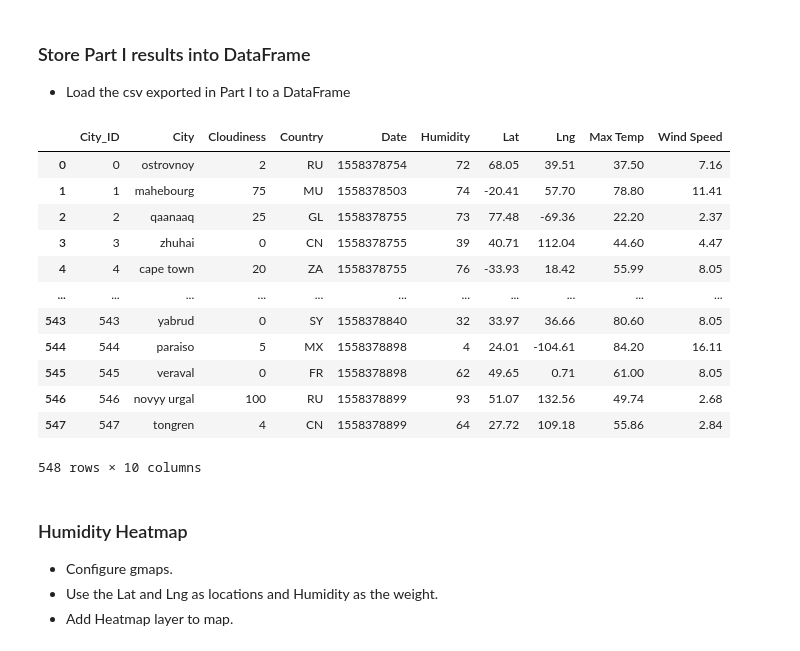
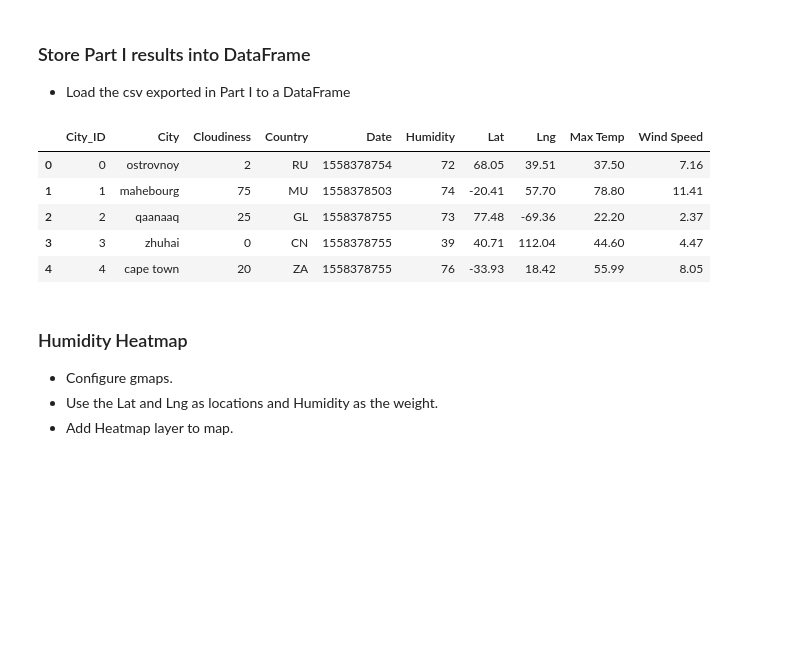
Before and after one commit to JohnGlendening/Python_API-Challenge, a Jupyter notebook: VacationPy/VacationPy.ipynb, the cells around one changed output. Saved outputs shown, nothing was run; the diff lists cells and outputs as text; code cells hidden in the pictures; blank space fills up the shorter version.

```diff
--- a/VacationPy/VacationPy.ipynb
+++ b/VacationPy/VacationPy.ipynb
@@ -22,22 +22,15 @@ from api_keys import g_key
 ### Store Part I results into DataFrame
 * Load the csv exported in Part I to a DataFrame
 # %%
-cities_df = pd.read_csv('../output_data/cities.csv', index_col = False)
-cities_df
+cities_df = pd.read_csv('../output_data/cities.csv')
+cities_df.head()
 # %% [output]
 |  | City_ID | City | Cloudiness | Country | Date | Humidity | Lat | Lng | Max Temp | Wind Speed |
 | 0 | 0 | ostrovnoy | 2 | RU | 1558378754 | 72 | 68.05 | 39.51 | 37.50 | 7.16 |
 | 1 | 1 | mahebourg | 75 | MU | 1558378503 | 74 | -20.41 | 57.70 | 78.80 | 11.41 |
 | 2 | 2 | qaanaaq | 25 | GL | 1558378755 | 73 | 77.48 | -69.36 | 22.20 | 2.37 |
 | 3 | 3 | zhuhai | 0 | CN | 1558378755 | 39 | 40.71 | 112.04 | 44.60 | 4.47 |
 | 4 | 4 | cape town | 20 | ZA | 1558378755 | 76 | -33.93 | 18.42 | 55.99 | 8.05 |
-| ... | ... | ... | ... | ... | ... | ... | ... | ... | ... | ... |
-| 543 | 543 | yabrud | 0 | SY | 1558378840 | 32 | 33.97 | 36.66 | 80.60 | 8.05 |
-| 544 | 544 | paraiso | 5 | MX | 1558378898 | 4 | 24.01 | -104.61 | 84.20 | 16.11 |
-| 545 | 545 | veraval | 0 | FR | 1558378898 | 62 | 49.65 | 0.71 | 61.00 | 8.05 |
-| 546 | 546 | novyy urgal | 100 | RU | 1558378899 | 93 | 51.07 | 132.56 | 49.74 | 2.68 |
-| 547 | 547 | tongren | 4 | CN | 1558378899 | 64 | 27.72 | 109.18 | 55.86 | 2.84 |
-548 rows × 10 columns
 # %% [markdown]
 ### Humidity Heatmap
 * Configure gmaps.
```
Also changed, not shown: parts of 7 cells of this notebook, 3 other files.
